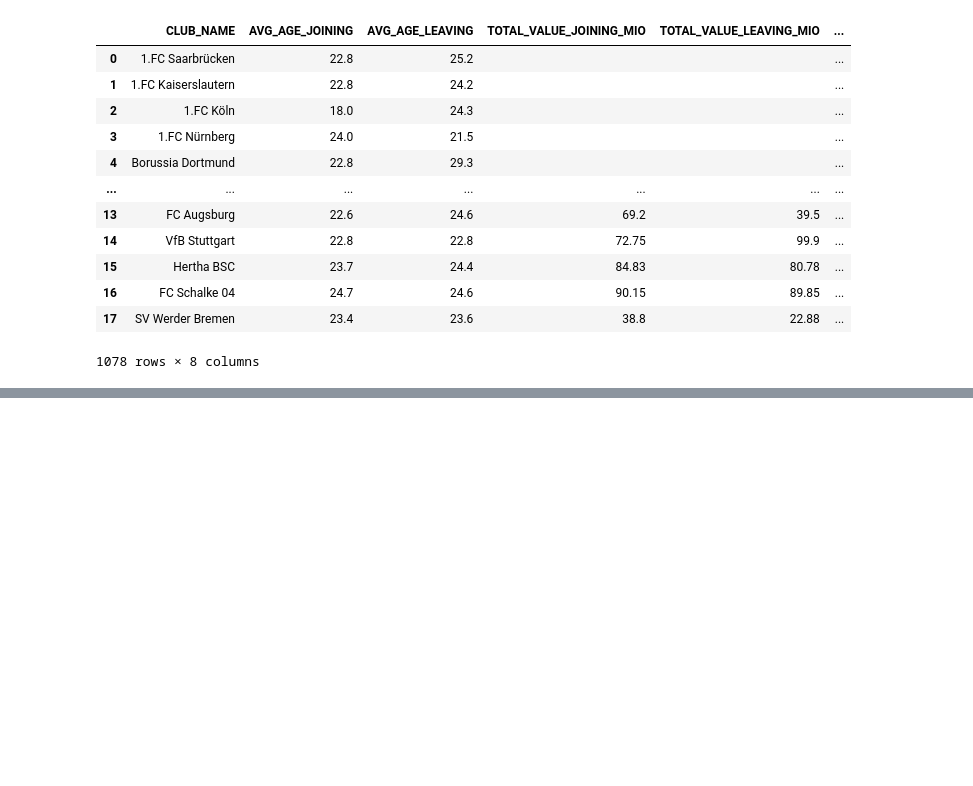
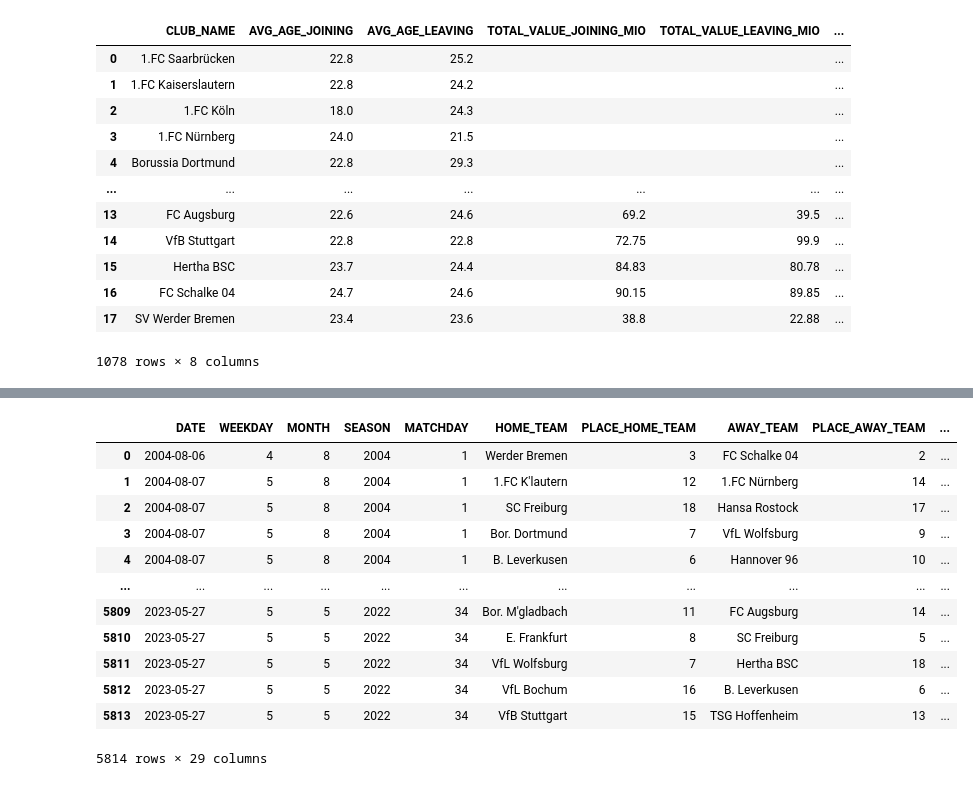
Before and after one commit to lucajanas/web-mining, a Jupyter notebook: Crawler.ipynb, the cells around one changed output, grey strips where cells are left out. Cells and saved outputs as stored; diff of their text form; code cells hidden in the pictures; blank space fills up the shorter version.

Commit message:
implemented merging of club and matchday data to prepare for feature engineering

```diff
--- a/Crawler.ipynb
+++ b/Crawler.ipynb
@@ -467,0 +517,4 @@ df_transfer_data
+# %%
+df_transfer_data['season'] = df_transfer_data['season'].astype(int)
+transfer_df = df_transfer_data[df_transfer_data['season'] >= 2004]
+transfer_df.CLUB_NAME.unique()
@@ -467,0 +535,17 @@ df_transfer_data
+# %%
+club_mappings = {
+    "1.FC K'lautern": "1.FC Kaiserslautern",
+    "Bor. Dortmund": "Borussia Dortmund",
+    "B. Leverkusen": "Bayer 04 Leverkusen",
+    "Arm. Bielefeld": "Arminia Bielefeld",
+    "Bor. M'gladbach": "Borussia Mönchengladbach",
+    "E. Frankfurt": "Eintracht Frankfurt",
+    "Alem. Aachen": "Alemannia Aachen",
+    "F. Düsseldorf": "Fortuna Düsseldorf",
+    "E. Braunschweig": "Eintracht Braunschweing",
+    "RB Leipzig": "RasenBallsport Leipzig"
+}
+# %%
+# renaming club names in the matchday data
+match_df['HOME_TEAM'] = match_df['HOME_TEAM'].replace(club_mappings)
+match_df['AWAY_TEAM'] = match_df['AWAY_TEAM'].replace(club_mappings)
@@ -467,0 +564,34 @@ df_transfer_data
+# %%
+# merge club data with transfer data for each club and season
+tmp_df = pd.merge(club_df, transfer_df, on=['CLUB_NAME', 'season'])
+# %%
+# merge matchday data for home team
+tmp2_df = match_df.merge(tmp_df, left_on=['HOME_TEAM', 'SEASON'], right_on=['CLUB_NAME', 'season'], how='left')
+tmp2_df = tmp2_df.rename(columns={
+    'PLAYERS_COUNT': 'HOME_PLAYERS_COUNT',
+    'PLAYERS_AVG_AGE': 'HOME_PLAYERS_AVG_AGE',
+    'LEGIONARIES_COUNT': 'HOME_LEGIONARIES_COUNT',
+    'AVG_MARKET_VALUE': 'HOME_AVG_MARKET_VALUE',
+    'TOTAL_MARKET_VALUE': 'HOME_TOTAL_MARKET_VALUE',
+    'AVG_AGE_JOINING': 'HOME_AVG_AGE_JOINING',
+    'AVG_AGE_LEAVING': 'HOME_AVG_AGE_LEAVING',
+    'TOTAL_VALUE_JOINING_MIO': 'HOME_TOTAL_VALUE_JOINING_MIO',
+    'TOTAL_VALUE_LEAVING_MIO': 'HOME_TOTAL_VALUE_LEAVING_MIO',
+    'EXPENSES_JOINING_MIO': 'HOME_EXPENSES_JOINING_MIO',
+    'REVENUE_LEAVING_MIO': 'HOME_REVENUE_LEAVING_MIO'
+})
+tmp2_df
+# %% [output]
+|  | DATE | WEEKDAY | MONTH | SEASON | MATCHDAY | HOME_TEAM | PLACE_HOME_TEAM | AWAY_TEAM | PLACE_AWAY_TEAM | ... |
+| 0 | 2004-08-06 | 4 | 8 | 2004 | 1 | Werder Bremen | 3 | FC Schalke 04 | 2 | ... |
+| 1 | 2004-08-07 | 5 | 8 | 2004 | 1 | 1.FC K'lautern | 12 | 1.FC Nürnberg | 14 | ... |
+| 2 | 2004-08-07 | 5 | 8 | 2004 | 1 | SC Freiburg | 18 | Hansa Rostock | 17 | ... |
+| 3 | 2004-08-07 | 5 | 8 | 2004 | 1 | Bor. Dortmund | 7 | VfL Wolfsburg | 9 | ... |
+| 4 | 2004-08-07 | 5 | 8 | 2004 | 1 | B. Leverkusen | 6 | Hannover 96 | 10 | ... |
+| ... | ... | ... | ... | ... | ... | ... | ... | ... | ... | ... |
+| 5809 | 2023-05-27 | 5 | 5 | 2022 | 34 | Bor. M'gladbach | 11 | FC Augsburg | 14 | ... |
+| 5810 | 2023-05-27 | 5 | 5 | 2022 | 34 | E. Frankfurt | 8 | SC Freiburg | 5 | ... |
+| 5811 | 2023-05-27 | 5 | 5 | 2022 | 34 | VfL Wolfsburg | 7 | Hertha BSC | 18 | ... |
+| 5812 | 2023-05-27 | 5 | 5 | 2022 | 34 | VfL Bochum | 16 | B. Leverkusen | 6 | ... |
+| 5813 | 2023-05-27 | 5 | 5 | 2022 | 34 | VfB Stuttgart | 15 | TSG Hoffenheim | 13 | ... |
+5814 rows × 29 columns
```
Also changed, not shown: parts of 9 cells of this notebook.
